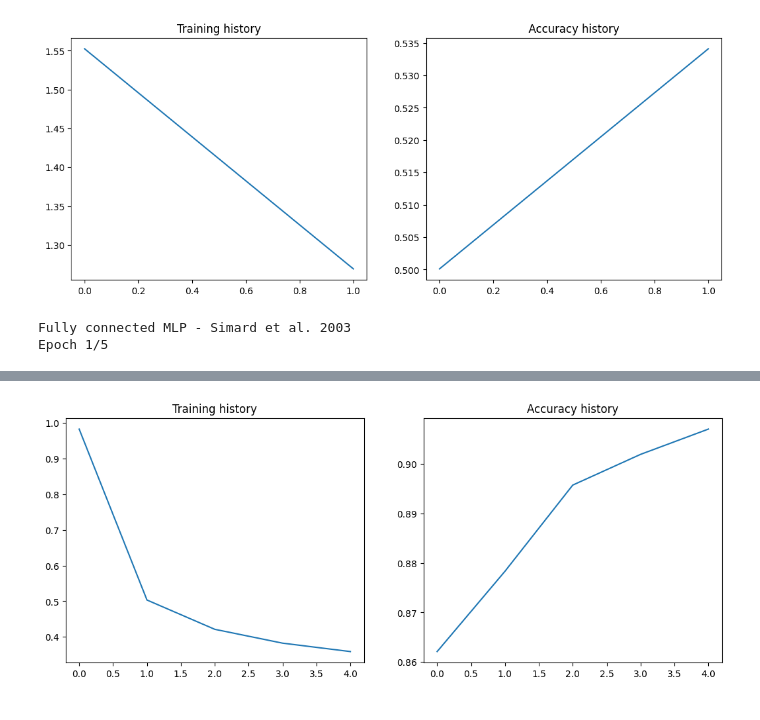
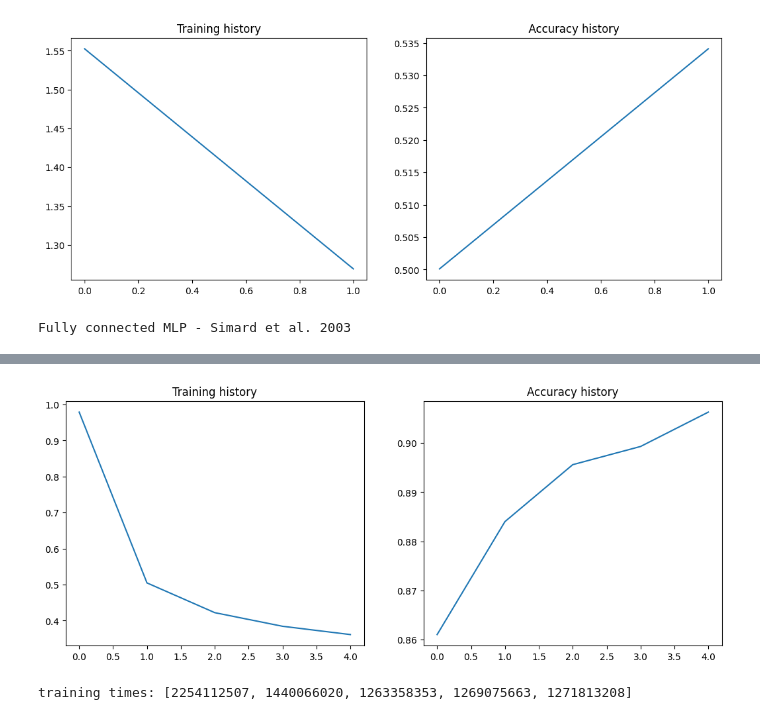
Before and after one commit to mihawb/dnn-lang-comparison, a Jupyter notebook: python/tf_predefined_models_test.ipynb, the cells around one changed output, grey strips where cells are left out. Drawn from its saved outputs; the diff is of its cells as text; code cells hidden in the pictures.

```diff
--- a/python/tf_predefined_models_test.ipynb
+++ b/python/tf_predefined_models_test.ipynb
@@ -263,11 +263,22 @@ train_ds, test_ds = get_mnist_loaders(batch_size, test_batch_size)
 model = FullyConnectedNet()
 model.compile(optimizer=optimizer, loss=loss_func, metrics=['accuracy'])
 
+telemetry = {
+	'mnames': [],
+	'eps': [],
+	'trloss': [],
+	'acc': [],
+	'times': []
+}
+perfcounter = PerfCounterCallback(telemetry)
+
+
 train_history = model.fit(
 	train_ds,
 	validation_data=test_ds,
 	validation_batch_size=test_batch_size,
-	epochs=epochs
+	epochs=epochs,
+	callbacks=[perfcounter]
 )
 
 fig, (ax_train, ax_test) = plt.subplots(1, 2)
@@ -280,7 +291,8 @@ ax_test.set_title('Accuracy history')
 
 plt.show(fig)
 
+print('training times:', telemetry['times'])
+
 del train_ds, test_ds, model, train_history
 # %% [output]
 Fully connected MLP - Simard et al. 2003
-Epoch 1/5
@@ -306 +322,2 @@ Epoch 5/5
-[figure, old version]
+[figure, new version]
+training times: [2254112507, 1440066020, 1263358353, 1269075663, 1271813208]
```
Also changed, not shown: parts of 7 cells of this notebook, 9 other files.
